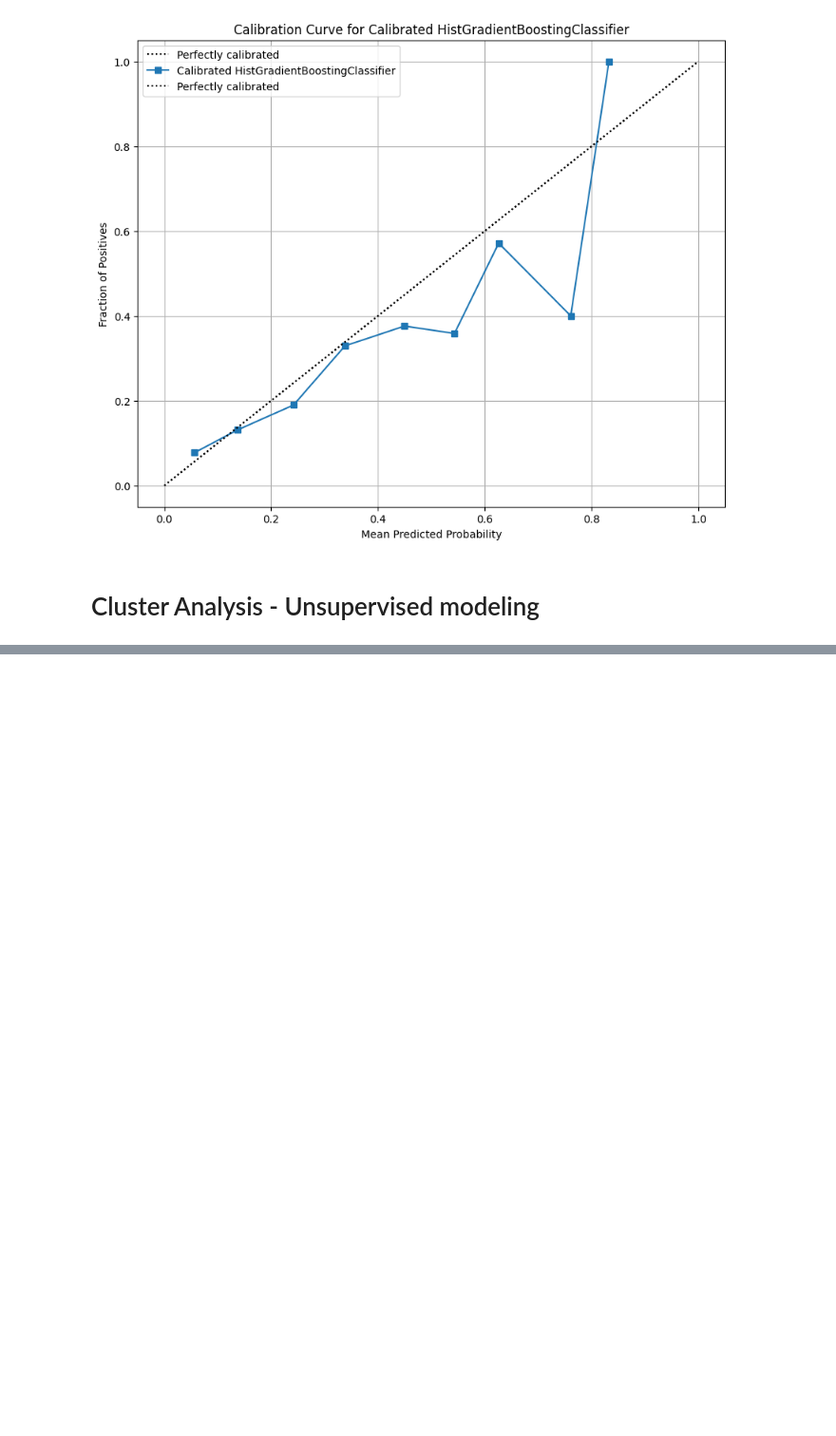
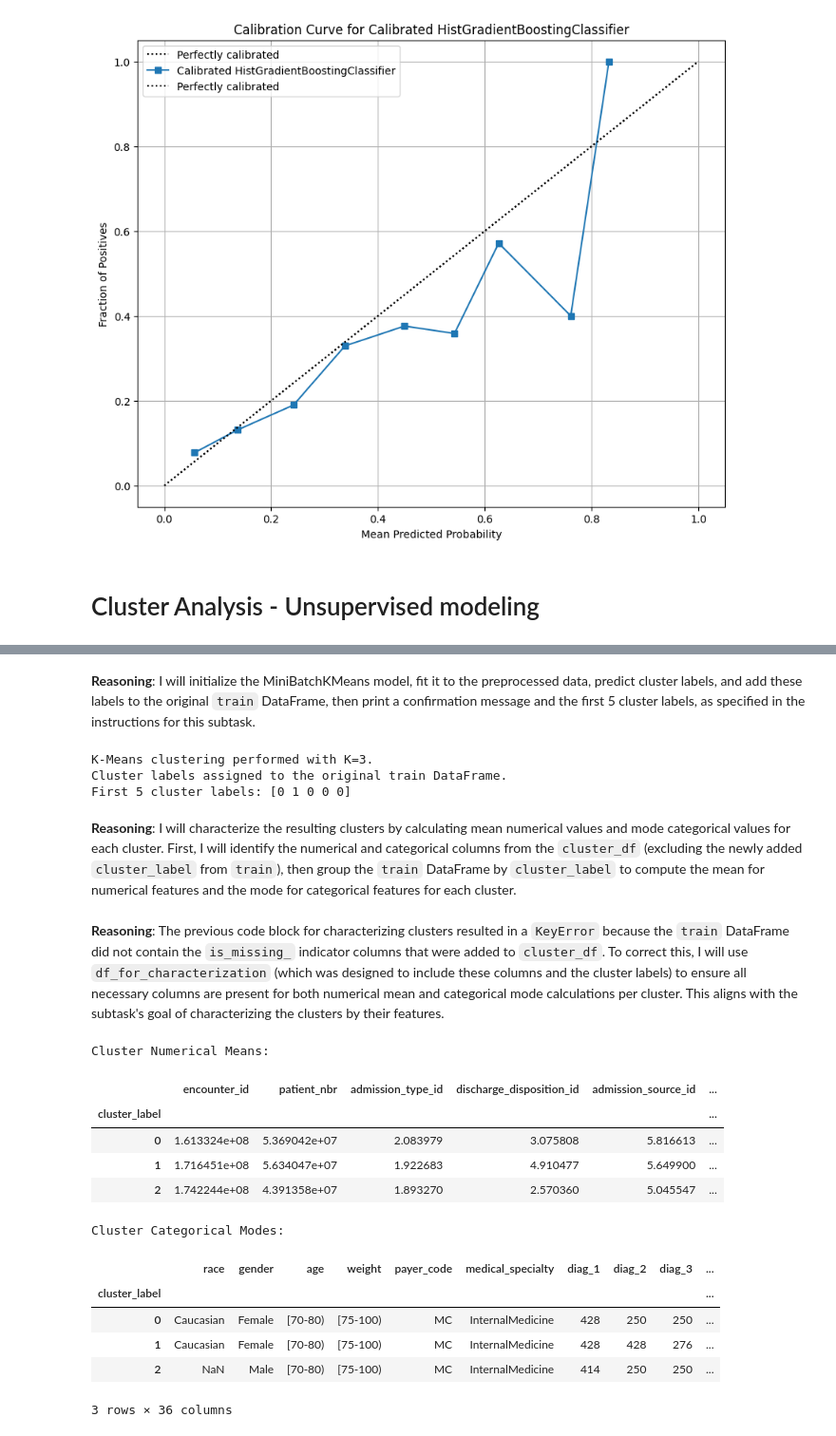
Before and after one commit to joezein71/AIHC-5010-Winter-2026, a Jupyter notebook: 20260122_assignment1_colab_workflow_zein.ipynb, the cells around one changed output, grey strips where cells are left out. Shown at 95% size. Saved outputs shown, nothing was run; the diff lists cells and outputs as text; code cells hidden in the pictures; blank space fills up the shorter version.

```diff
--- a/20260122_assignment1_colab_workflow_zein.ipynb
+++ b/20260122_assignment1_colab_workflow_zein.ipynb
@@ -2479,0 +2933,68 @@ plt.show()
+# %% [markdown]
+**Reasoning**:
+I will initialize the MiniBatchKMeans model, fit it to the preprocessed data, predict cluster labels, and add these labels to the original `train` DataFrame, then print a confirmation message and the first 5 cluster labels, as specified in the instructions for this subtask.
+# %%
+optimal_k = 3 # Based on visual inspection of the elbow plot
+
+kmeans_final = MiniBatchKMeans(n_clusters=optimal_k, random_state=42, n_init=10)
+cluster_labels = kmeans_final.fit_predict(cluster_data_scaled)
+
+# Add cluster labels to the original train DataFrame
+train['cluster_label'] = cluster_labels
+
+print(f"K-Means clustering performed with K={optimal_k}.")
+print("Cluster labels assigned to the original train DataFrame.")
+print("First 5 cluster labels:", cluster_labels[:5])
+# %% [output]
+K-Means clustering performed with K=3.
+Cluster labels assigned to the original train DataFrame.
+First 5 cluster labels: [0 1 0 0 0]
+# %% [markdown]
+**Reasoning**:
+I will characterize the resulting clusters by calculating mean numerical values and mode categorical values for each cluster. First, I will identify the numerical and categorical columns from the `cluster_df` (excluding the newly added `cluster_label` from `train`), then group the `train` DataFrame by `cluster_label` to compute the mean for numerical features and the mode for categorical features for each cluster.
+# %% [markdown]
+**Reasoning**:
+The previous code block for characterizing clusters resulted in a `KeyError` because the `train` DataFrame did not contain the `is_missing_` indicator columns that were added to `cluster_df`. To correct this, I will use `df_for_characterization` (which was designed to include these columns and the cluster labels) to ensure all necessary columns are present for both numerical mean and categorical mode calculations per cluster. This aligns with the subtask's goal of characterizing the clusters by their features.
+# %%
+import numpy as np
+
+# Create a DataFrame for characterization, including cluster_label and all original/engineered features
+df_for_characterization = train.copy()
+
+# Add the 'is_missing_' columns from cluster_df to df_for_characterization
+# These columns are derived from the original train data's missingness, so they align by index.
+# `low_missing_cols` was defined in a previous cell and contains the base names for these indicator columns.
+for col in low_missing_cols:
+    df_for_characterization[f'is_missing_{col}'] = cluster_df[f'is_missing_{col}']
+
+# Now, identify numerical and categorical columns from this new df_for_characterization
+# Exclude 'readmit30' and 'cluster_label' from the features to be characterized directly
+numerical_features_to_char = [col for col in df_for_characterization.select_dtypes(include=np.number).columns.tolist() if col not in ['readmit30', 'cluster_label']]
+categorical_features_to_char = [col for col in df_for_characterization.select_dtypes(exclude=np.number).columns.tolist() if col not in ['readmit30', 'cluster_label']]
+
+# Characterize numerical features by calculating the mean for each cluster
+cluster_numerical_means = df_for_characterization.groupby('cluster_label')[numerical_features_to_char].mean()
+
+# Characterize categorical features by calculating the mode for each cluster
+# The mode might return multiple values if there's a tie, so we take the first one.
+cluster_categorical_modes = df_for_characterization.groupby('cluster_label')[categorical_features_to_char].agg(lambda x: x.mode()[0] if not x.mode().empty else np.nan)
+
+print("Cluster Numerical Means:")
+display(cluster_numerical_means)
+
+print("\nCluster Categorical Modes:")
+display(cluster_categorical_modes)
+# %% [output]
+Cluster Numerical Means:
+|  | encounter_id | patient_nbr | admission_type_id | discharge_disposition_id | admission_source_id | ... |
+| cluster_label |  |  |  |  |  | ... |
+| 0 | 1.613324e+08 | 5.369042e+07 | 2.083979 | 3.075808 | 5.816613 | ... |
+| 1 | 1.716451e+08 | 5.634047e+07 | 1.922683 | 4.910477 | 5.649900 | ... |
+| 2 | 1.742244e+08 | 4.391358e+07 | 1.893270 | 2.570360 | 5.045547 | ... |
+Cluster Categorical Modes:
+|  | race | gender | age | weight | payer_code | medical_specialty | diag_1 | diag_2 | diag_3 | ... |
+| cluster_label |  |  |  |  |  |  |  |  |  | ... |
+| 0 | Caucasian | Female | [70-80) | [75-100) | MC | InternalMedicine | 428 | 250 | 250 | ... |
+| 1 | Caucasian | Female | [70-80) | [75-100) | MC | InternalMedicine | 428 | 428 | 276 | ... |
+| 2 | NaN | Male | [70-80) | [75-100) | MC | InternalMedicine | 414 | 250 | 250 | ... |
+3 rows × 36 columns
```
Also changed, not shown: parts of 39 cells of this notebook.
